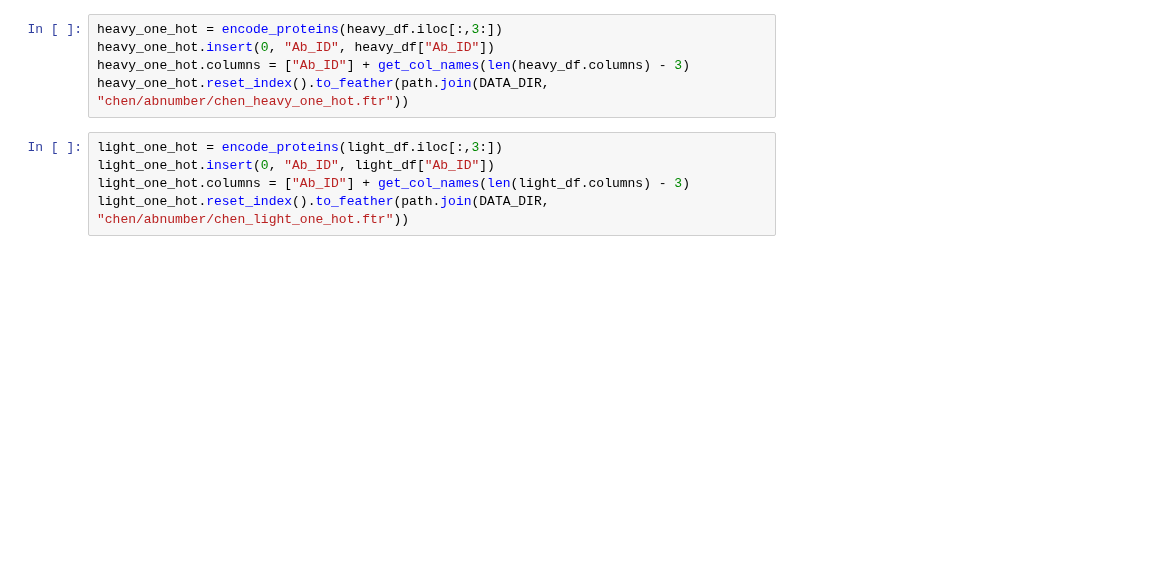
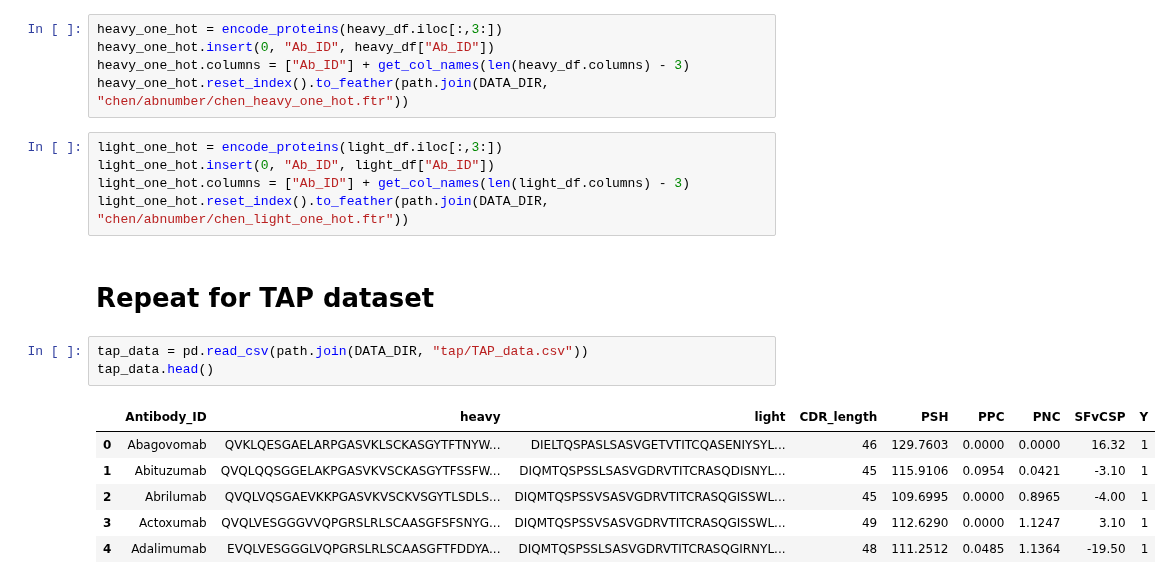
Before and after one commit to kvetab/di-pred, a Jupyter notebook: notebooks/data_processing/03-abnumber_encoding.ipynb, the cells around one changed output. Saved outputs shown, nothing was run; the diff lists cells and outputs as text; blank space fills up the shorter version.

```diff
--- a/notebooks/data_processing/03-abnumber_encoding.ipynb
+++ b/notebooks/data_processing/03-abnumber_encoding.ipynb
@@ -235,3 +235,15 @@ light_one_hot = encode_proteins(light_df.iloc[:,3:])
 light_one_hot.insert(0, "Ab_ID", light_df["Ab_ID"])
 light_one_hot.columns = ["Ab_ID"] + get_col_names(len(light_df.columns) - 3)
 light_one_hot.reset_index().to_feather(path.join(DATA_DIR, "chen/abnumber/chen_light_one_hot.ftr"))
+# %% [markdown]
+# Repeat for TAP dataset
+# %%
+tap_data = pd.read_csv(path.join(DATA_DIR, "tap/TAP_data.csv"))
+tap_data.head()
+# %% [output]
+|  | Antibody_ID | heavy | light | CDR_length | PSH | PPC | PNC | SFvCSP | Y |
+| 0 | Abagovomab | QVKLQESGAELARPGASVKLSCKASGYTFTNYW... | DIELTQSPASLSASVGETVTITCQASENIYSYL... | 46 | 129.7603 | 0.0000 | 0.0000 | 16.32 | 1 |
+| 1 | Abituzumab | QVQLQQSGGELAKPGASVKVSCKASGYTFSSFW... | DIQMTQSPSSLSASVGDRVTITCRASQDISNYL... | 45 | 115.9106 | 0.0954 | 0.0421 | -3.10 | 1 |
+| 2 | Abrilumab | QVQLVQSGAEVKKPGASVKVSCKVSGYTLSDLS... | DIQMTQSPSSVSASVGDRVTITCRASQGISSWL... | 45 | 109.6995 | 0.0000 | 0.8965 | -4.00 | 1 |
+| 3 | Actoxumab | QVQLVESGGGVVQPGRSLRLSCAASGFSFSNYG... | DIQMTQSPSSVSASVGDRVTITCRASQGISSWL... | 49 | 112.6290 | 0.0000 | 1.1247 | 3.10 | 1 |
+| 4 | Adalimumab | EVQLVESGGGLVQPGRSLRLSCAASGFTFDDYA... | DIQMTQSPSSLSASVGDRVTITCRASQGIRNYL... | 48 | 111.2512 | 0.0485 | 1.1364 | -19.50 | 1 |
```
Also changed, not shown: parts of 9 cells of this notebook, 4 other files.
